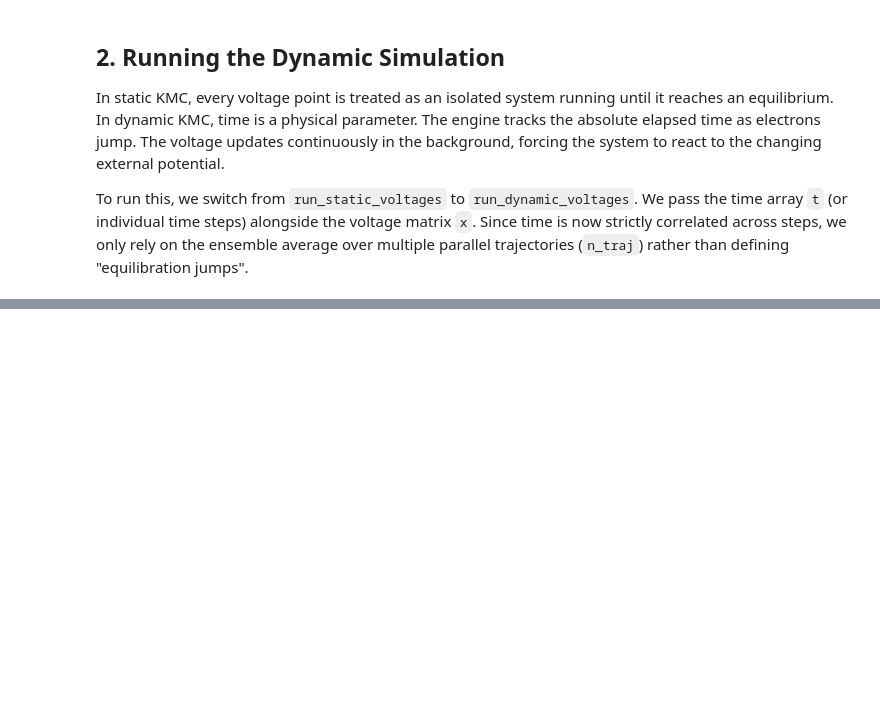
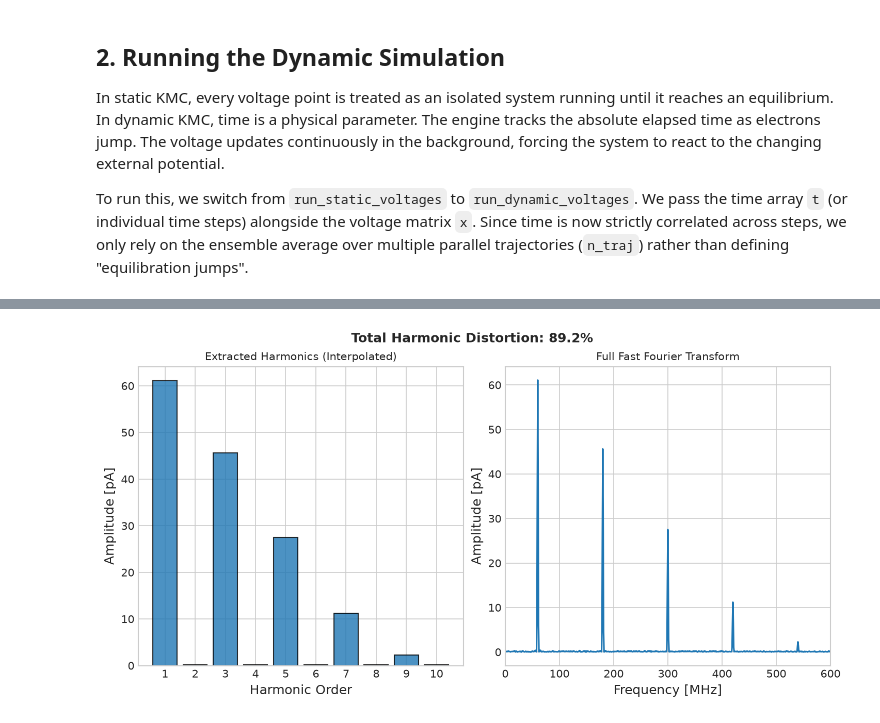
Before and after one commit to JonasMnsing/nanonets, a Jupyter notebook: tutorials/02_time_dependent_simulation.ipynb, the cells around one changed output, grey strips where cells are left out. Cells and saved outputs as stored; diff of their text form; code cells hidden in the pictures; blank space fills up the shorter version.

```diff
--- a/tutorials/02_time_dependent_simulation.ipynb
+++ b/tutorials/02_time_dependent_simulation.ipynb
@@ -119,0 +154,50 @@ _ = ax.set_ylabel("Output [pA]", size='large')
+# %%
+from nanonets.utils.signals import compute_thd, extract_harmonic_features, get_frequency_spectrum
+
+# 1. Isolate the Steady-State Signal
+# We discard the first 20 periods to avoid transient charging artifacts
+eq_periods = 20
+steady_state_I = I_total[eq_periods * samples_per_period:]
+steady_periods_count = n_periods - eq_periods
+
+# 2. Extract specific harmonic peaks using parabolic interpolation
+harmonic_i = [1, 2, 3, 4, 5, 6, 7, 8, 9, 10]
+features = extract_harmonic_features(
+    y_val=steady_state_I,
+    n_vals=harmonic_i,
+    N_periods=steady_periods_count,
+    mode='abs'
+)
+
+# Calculate Total Harmonic Distortion from the extracted features
+thd_value = compute_thd(features)
+
+# 3. Calculate the full continuous spectrum for visual comparison
+freqs, amplitudes = get_frequency_spectrum(signal=steady_state_I, dt=dt)
+
+# --- PLOTTING ---
+fig = plt.figure(dpi=150, layout='constrained')
+fig.set_figwidth(fig.get_figwidth() * 1.5) # Widen the figure for the side-by-side layout
+
+# Left Subplot: Extracted Harmonic Bar Chart
+ax1 = fig.add_subplot(1, 2, 1)
+# Scale the extracted amplitudes to pA for readability
+ax1.bar(x=harmonic_i, height=features, edgecolor='black', alpha=0.8)
+ax1.set_xticks(harmonic_i)
+ax1.set_xlabel('Harmonic Order', size='large')
+ax1.set_ylabel('Amplitude [pA]', size='large')
+ax1.set_title("Extracted Harmonics (Interpolated)", size='medium')
+
+# Right Subplot: Full Frequency Spectrum
+ax2 = fig.add_subplot(1, 2, 2)
+# Convert frequencies to MHz
+ax2.plot(freqs * 1e-6, amplitudes)
+ax2.set_xlim(0, 10 * f0_hz * 1e-6) # Limit view to the first 10 harmonics
+ax2.set_xlabel('Frequency [MHz]', size='large')
+ax2.set_ylabel('Amplitude [pA]', size='large')
+ax2.set_title("Full Fast Fourier Transform", size='medium')
+
+fig.suptitle(f"Total Harmonic Distortion: {thd_value*100:.1f}%", size='large', weight='bold')
+plt.show()
+# %% [output]
+[figure, added]
```
Also changed, not shown: parts of 4 cells of this notebook, 8 other files.
